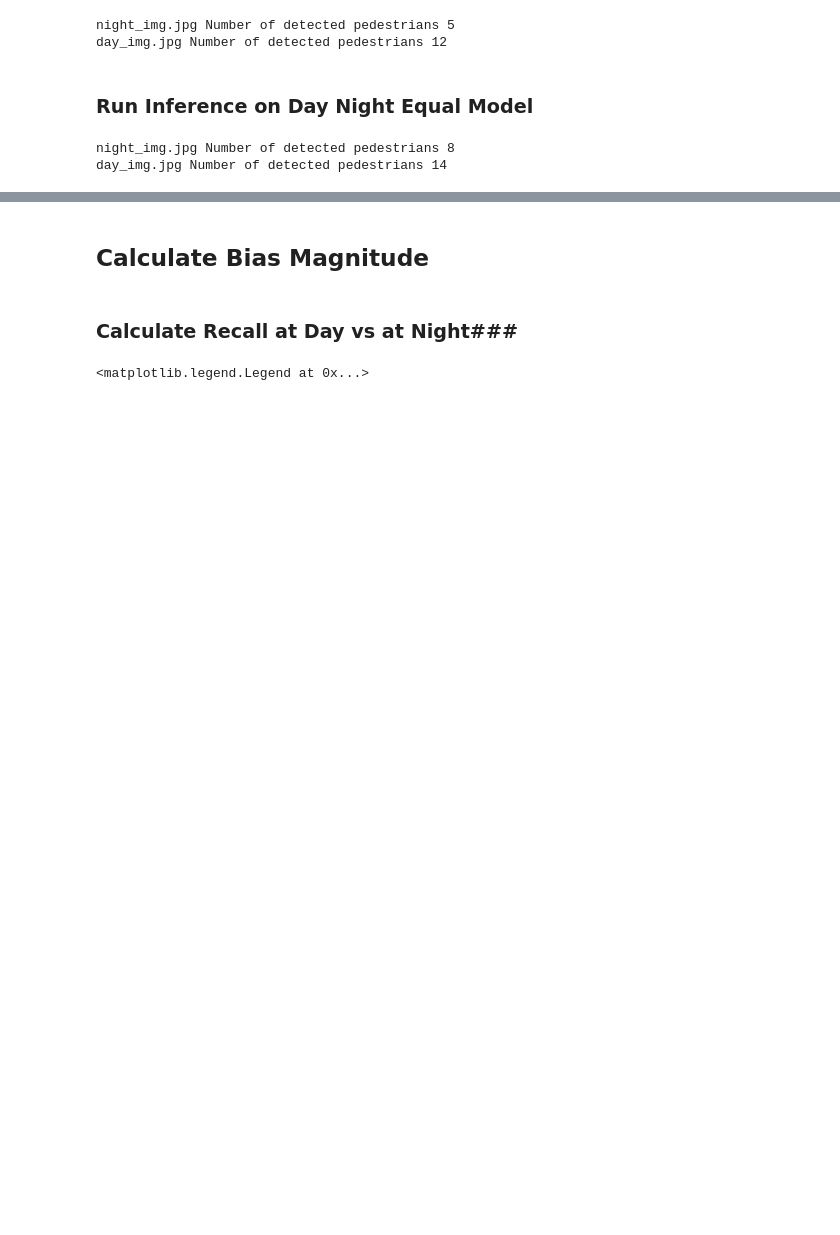
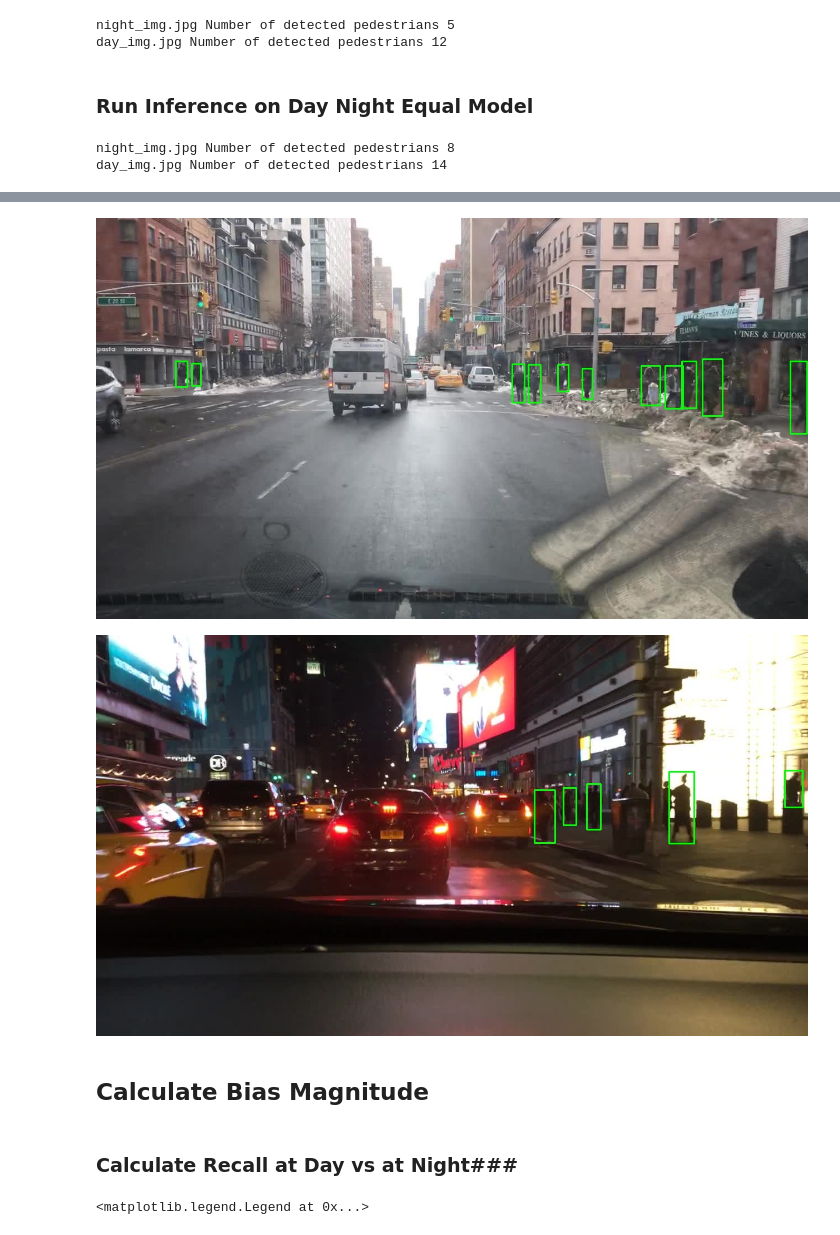
Before and after one commit to iman-saleh/ethical-ai, a Jupyter notebook: Bias_Detection.ipynb, the cells around one changed output, grey strips where cells are left out. Drawn from its saved outputs; the diff is of its cells as text; code cells hidden in the pictures; blank space fills up the shorter version.

```diff
--- a/Bias_Detection.ipynb
+++ b/Bias_Detection.ipynb
@@ -155,5 +136,0 @@ Let's visually inspect these detections
-# %%
-night_det_images = glob.glob(outputdir + '/det_nightdom*')
-for img_path in night_det_images:
-    dp_det_img = dp.Image(filename=img_path, format='jpg')
-    dp.display(dp_det_img)
@@ -183,0 +167,8 @@ day_img.jpg Number of detected pedestrians 14
+# %%
+#model_prefix = 'daydom'
+#model_prefix = 'daynight'
+model_prefix = 'nightdom'
+det_images = glob.glob(outputdir + '/det_' + model_prefix + '*')
+for img_path in sorted(det_images):
+    dp_det_img = dp.Image(filename=img_path, format='jpg')
+    dp.display(dp_det_img)
@@ -183,0 +380,22 @@ day_img.jpg Number of detected pedestrians 14
+# %%
+def show_bbox(img, bbox, outputpath):
+    for i, b in enumerate(bbox):
+        xmin, ymin, xmax, ymax = b
+        (height, width, channel) = img.shape
+        #print(i, height, width, b)
+        cv2.rectangle(img, (int(xmin), int(ymin)), (int(xmax), int(ymax)), (0, 255, 0), thickness=2)
+    cv2.imwrite(outputpath, img)
+
+def display_tpred(results, model_prefix):
+
+    for timeofday in sorted(results.keys()):
+        if timeofday == 'daytime':
+            img = cv2.imread(inputdir + '/day_img.jpg')
+            out_image_path = outputdir + '/tpred_' + model_prefix + '_' + 'day_img.jpg'
+        else:
+            img = cv2.imread(inputdir + '/night_img.jpg')
+            out_image_path = outputdir + '/tpred_' + model_prefix + '_' + 'night_img.jpg'
+
+        show_bbox(img, results[timeofday]['tpredbox'].tolist(), out_image_path)
+        dp_det_img = dp.Image(filename=out_image_path, format='jpg')
+        dp.display(dp_det_img)
@@ -184,3 +425,10 @@ day_img.jpg Number of detected pedestrians 14
+# %%
+#display_tpred(dd_results, 'dd')
+#display_tpred(dn_results, 'dn')
+display_tpred(nd_results, 'nd')
+# %% [output]
+[figure, added]
+[figure, added]
 # %% [markdown]
 ## Calculate Bias Magnitude ##
 # %% [markdown]
```
Also changed, not shown: parts of 51 cells of this notebook.
